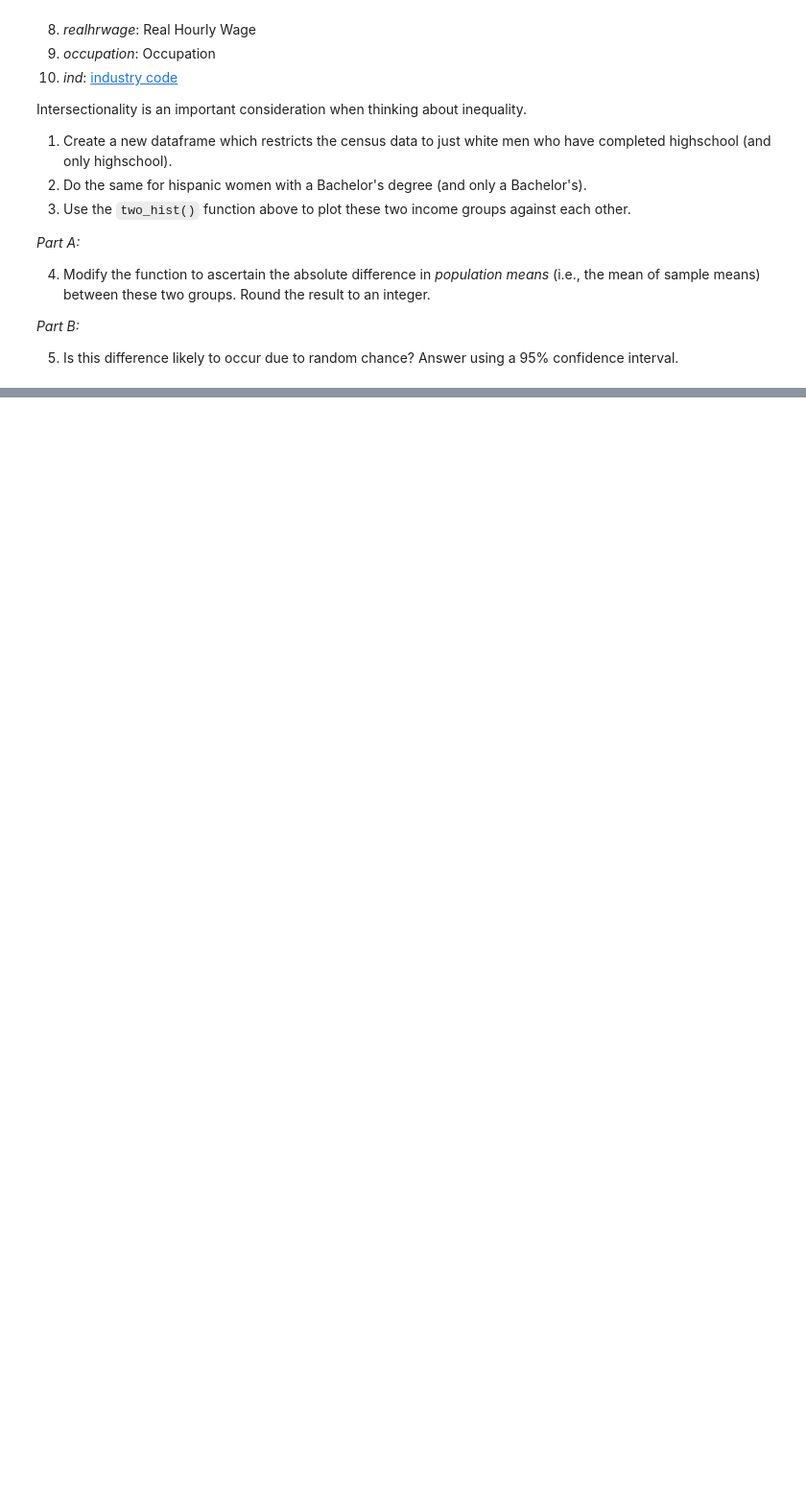
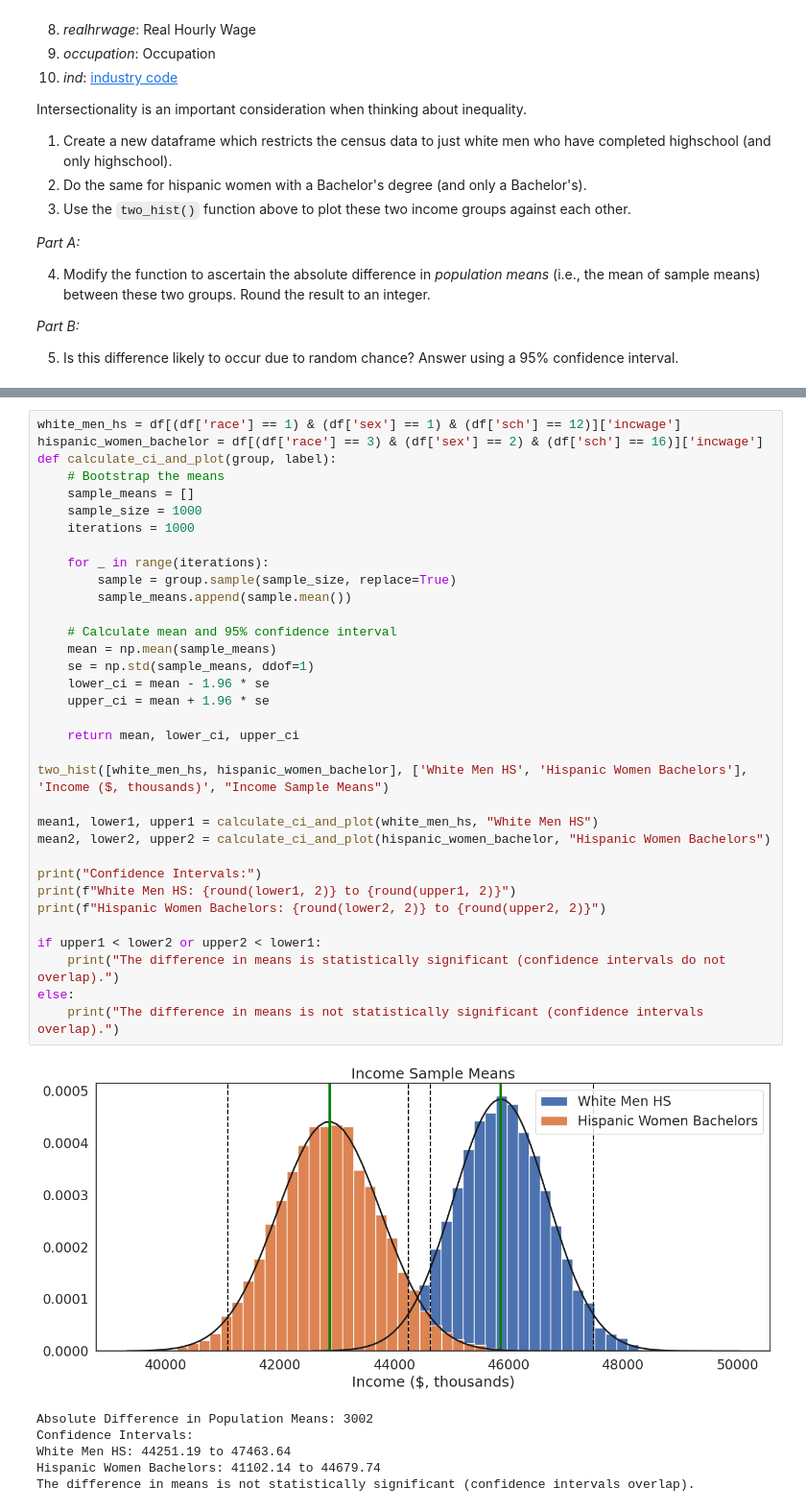
Before and after one commit to Btotheshlz/QM2, a Jupyter notebook: notebooks/W05. Distributions and Basic Statistics.ipynb, the cells around one changed output, grey strips where cells are left out. Shown at 96% size. Saved outputs shown, nothing was run; the diff lists cells and outputs as text; blank space fills up the shorter version.

```diff
--- a/notebooks/W05. Distributions and Basic Statistics.ipynb
+++ b/notebooks/W05. Distributions and Basic Statistics.ipynb
@@ -651,0 +542,41 @@ Absolute Difference in Population Means: 3009
+# %%
+white_men_hs = df[(df['race'] == 1) & (df['sex'] == 1) & (df['sch'] == 12)]['incwage']
+hispanic_women_bachelor = df[(df['race'] == 3) & (df['sex'] == 2) & (df['sch'] == 16)]['incwage']
+def calculate_ci_and_plot(group, label):
+    # Bootstrap the means
+    sample_means = []
+    sample_size = 1000
+    iterations = 1000
+
+    for _ in range(iterations):
+        sample = group.sample(sample_size, replace=True)
+        sample_means.append(sample.mean())
+
+    # Calculate mean and 95% confidence interval
+    mean = np.mean(sample_means)
+    se = np.std(sample_means, ddof=1)
+    lower_ci = mean - 1.96 * se
+    upper_ci = mean + 1.96 * se
+
+    return mean, lower_ci, upper_ci
+
+two_hist([white_men_hs, hispanic_women_bachelor], ['White Men HS', 'Hispanic Women Bachelors'], 'Income ($, thousands)', "Income Sample Means")
+
+mean1, lower1, upper1 = calculate_ci_and_plot(white_men_hs, "White Men HS")
+mean2, lower2, upper2 = calculate_ci_and_plot(hispanic_women_bachelor, "Hispanic Women Bachelors")
+
+print("Confidence Intervals:")
+print(f"White Men HS: {round(lower1, 2)} to {round(upper1, 2)}")
+print(f"Hispanic Women Bachelors: {round(lower2, 2)} to {round(upper2, 2)}")
+
+if upper1 < lower2 or upper2 < lower1:
+    print("The difference in means is statistically significant (confidence intervals do not overlap).")
+else:
+    print("The difference in means is not statistically significant (confidence intervals overlap).")
+# %% [output]
+[figure, added]
+Absolute Difference in Population Means: 3002
+Confidence Intervals:
+White Men HS: 44251.19 to 47463.64
+Hispanic Women Bachelors: 41102.14 to 44679.74
+The difference in means is not statistically significant (confidence intervals overlap).
```
Also changed, not shown: parts of 11 cells of this notebook.
